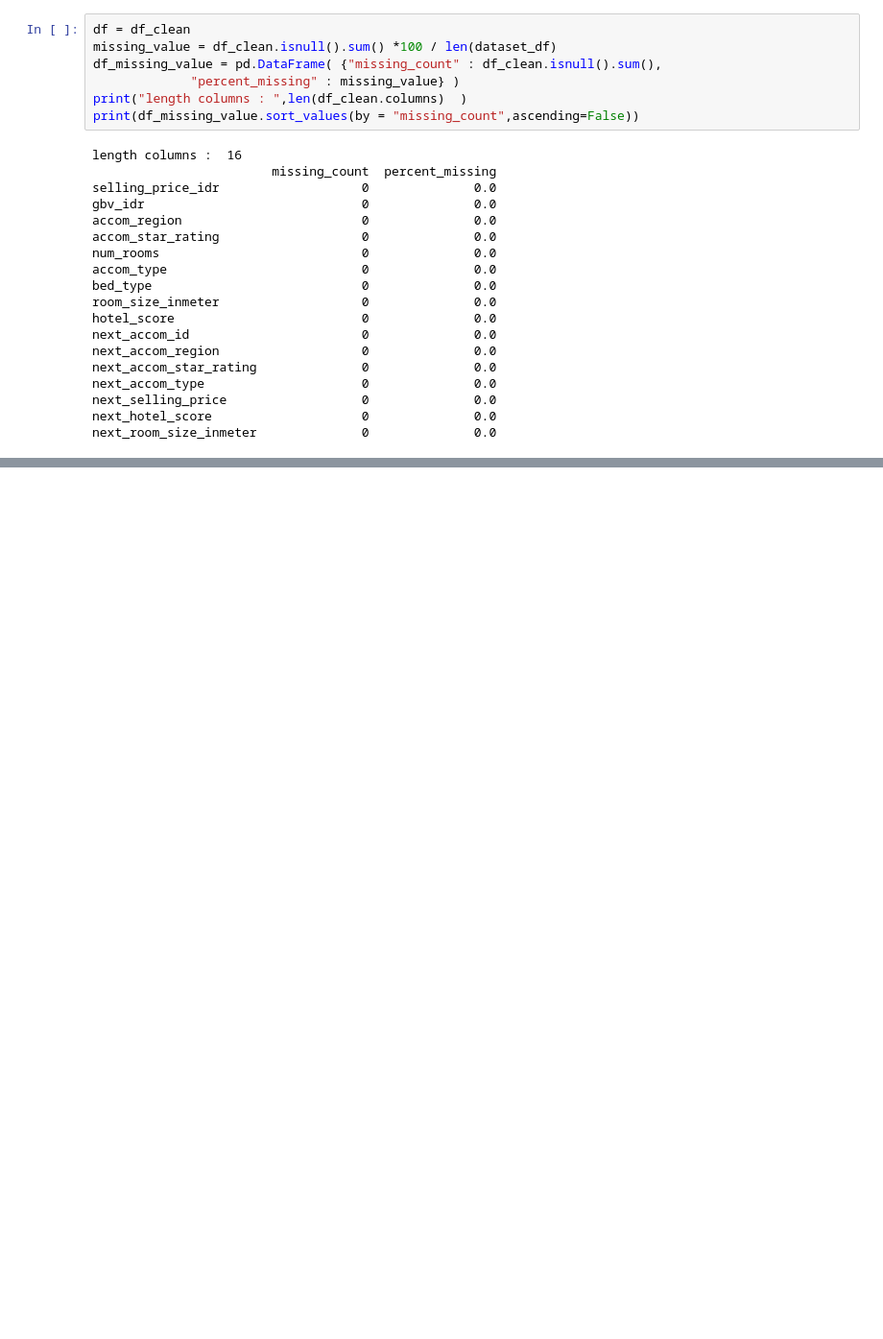
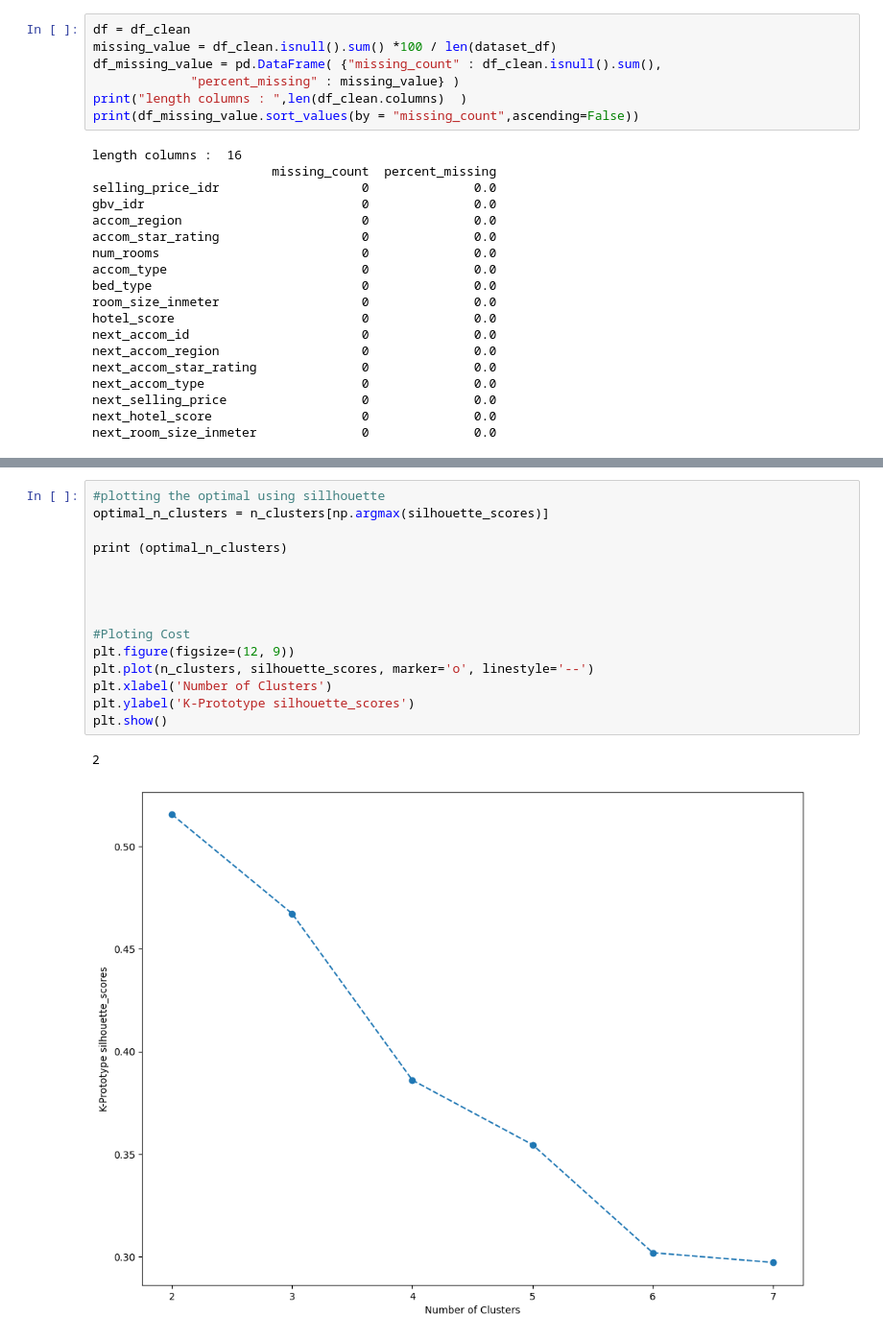
Before and after one commit to Modequick/Machine-Learning-Project, a Jupyter notebook: Skripsi_2_0.ipynb, the cells around one changed output, grey strips where cells are left out. Shown at 96% size. Drawn from its saved outputs; the diff is of its cells as text; blank space fills up the shorter version.

```diff
--- a/Skripsi_2_0.ipynb
+++ b/Skripsi_2_0.ipynb
@@ -261,2 +328,20 @@ See the caveats in the documentation: https://pandas.pydata.org/pandas-docs/stab
+# %%
+#plotting the optimal using sillhouette
+optimal_n_clusters = n_clusters[np.argmax(silhouette_scores)]
+
+print (optimal_n_clusters)
+
+
+
+
+#Ploting Cost
+plt.figure(figsize=(12, 9))
+plt.plot(n_clusters, silhouette_scores, marker='o', linestyle='--')
+plt.xlabel('Number of Clusters')
+plt.ylabel('K-Prototype silhouette_scores')
+plt.show()
+# %% [output]
+2
+[figure, added]
 # %%
 categorical_columns = [4,5]
```
Also changed, not shown: parts of 22 cells of this notebook.
